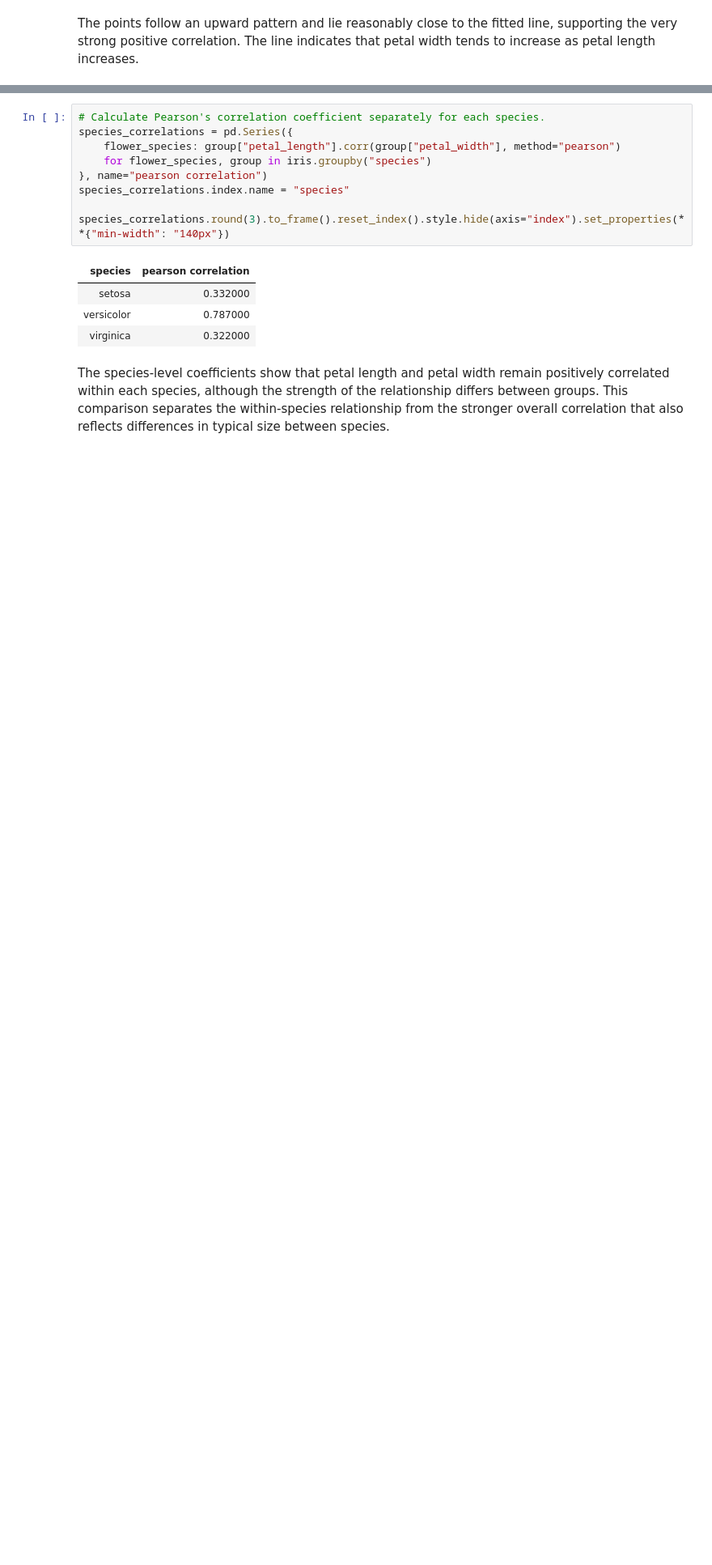
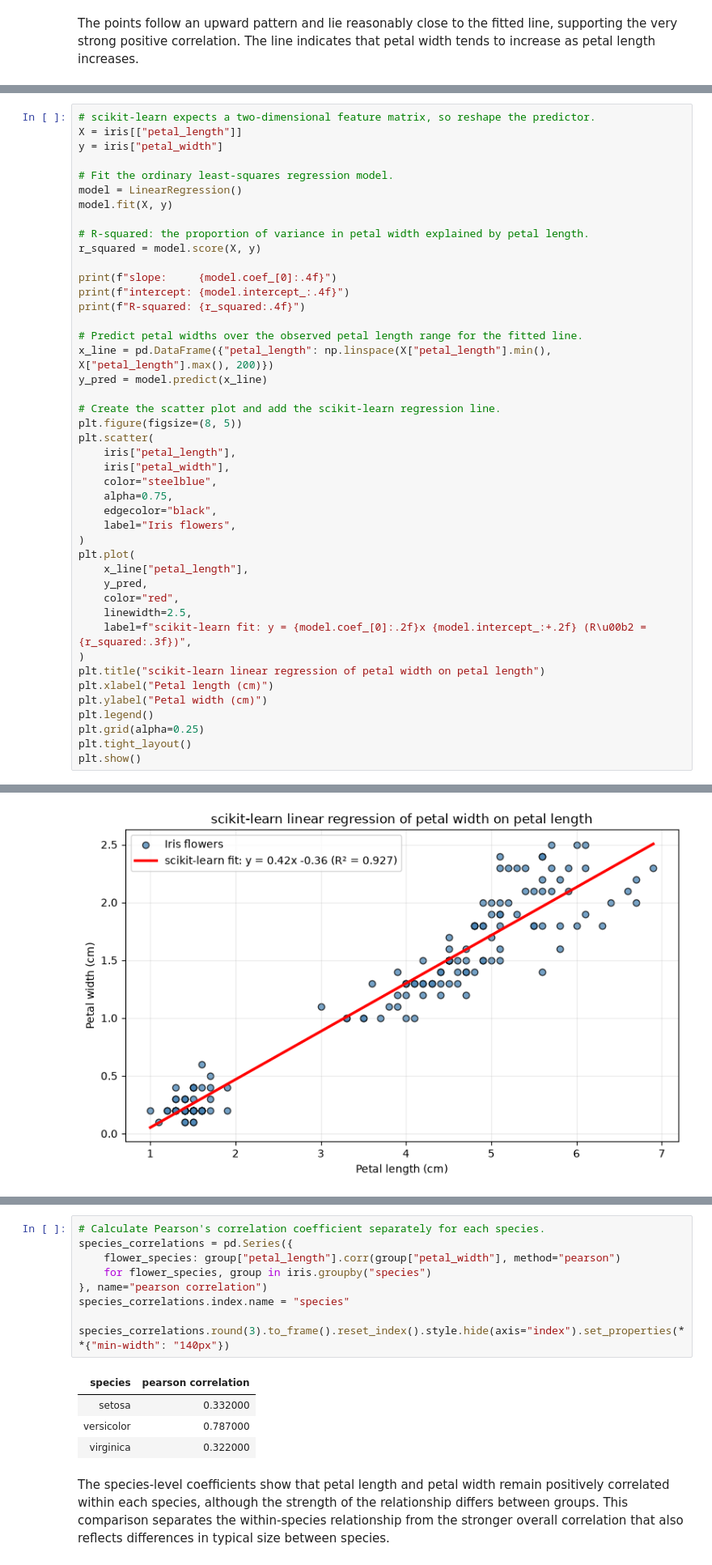
Before and after one commit to CGiardino/applied-statistics, a Jupyter notebook: problems.ipynb, the cells around one changed output, grey strips where cells are left out. Shown at 81% size. Cells and saved outputs as stored; diff of their text form; blank space fills up the shorter version.

Commit message:
adding scikit-learn to run the regression as an alternative solution to problem 2

```diff
--- a/problems.ipynb
+++ b/problems.ipynb
@@ -244,0 +253,45 @@ The points follow an upward pattern and lie reasonably close to the fitted line,
+# %%
+# scikit-learn expects a two-dimensional feature matrix, so reshape the predictor.
+X = iris[["petal_length"]]
+y = iris["petal_width"]
+
+# Fit the ordinary least-squares regression model.
+model = LinearRegression()
+model.fit(X, y)
+
+# R-squared: the proportion of variance in petal width explained by petal length.
+r_squared = model.score(X, y)
+
+print(f"slope:     {model.coef_[0]:.4f}")
+print(f"intercept: {model.intercept_:.4f}")
+print(f"R-squared: {r_squared:.4f}")
+
+# Predict petal widths over the observed petal length range for the fitted line.
+x_line = pd.DataFrame({"petal_length": np.linspace(X["petal_length"].min(), X["petal_length"].max(), 200)})
+y_pred = model.predict(x_line)
+
+# Create the scatter plot and add the scikit-learn regression line.
+plt.figure(figsize=(8, 5))
+plt.scatter(
+    iris["petal_length"],
+    iris["petal_width"],
+    color="steelblue",
+    alpha=0.75,
+    edgecolor="black",
+    label="Iris flowers",
+)
+plt.plot(
+    x_line["petal_length"],
+    y_pred,
+    color="red",
+    linewidth=2.5,
+    label=f"scikit-learn fit: y = {model.coef_[0]:.2f}x {model.intercept_:+.2f} (R\u00b2 = {r_squared:.3f})",
+)
+plt.title("scikit-learn linear regression of petal width on petal length")
+plt.xlabel("Petal length (cm)")
+plt.ylabel("Petal width (cm)")
+plt.legend()
+plt.grid(alpha=0.25)
+plt.tight_layout()
+plt.show()
+# %% [output]
@@ -244,0 +301 @@ The points follow an upward pattern and lie reasonably close to the fitted line,
+[figure, added]
```
Also changed, not shown: parts of 10 cells of this notebook, 1 other file.
